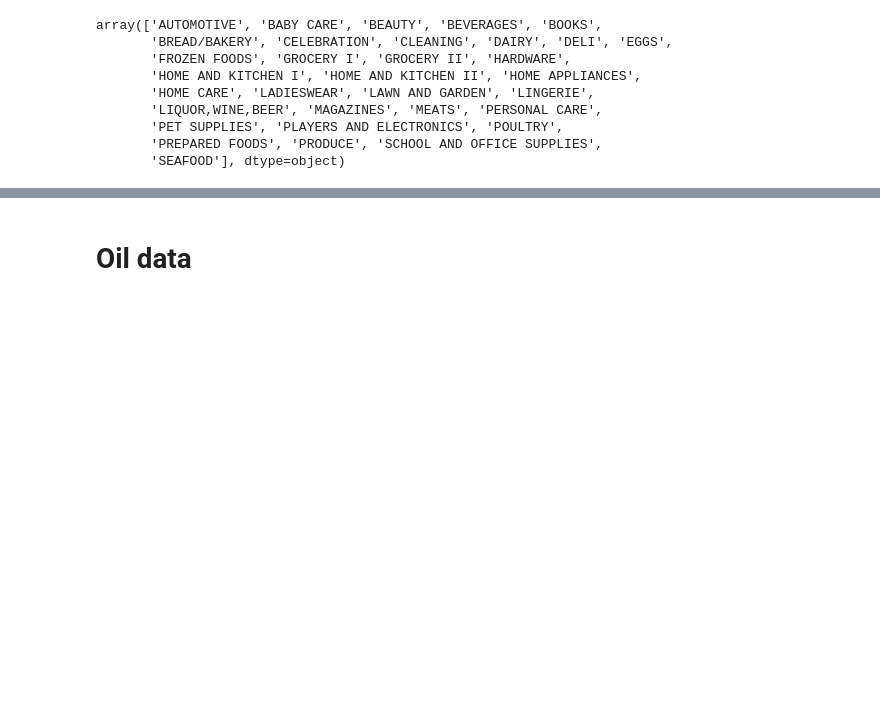
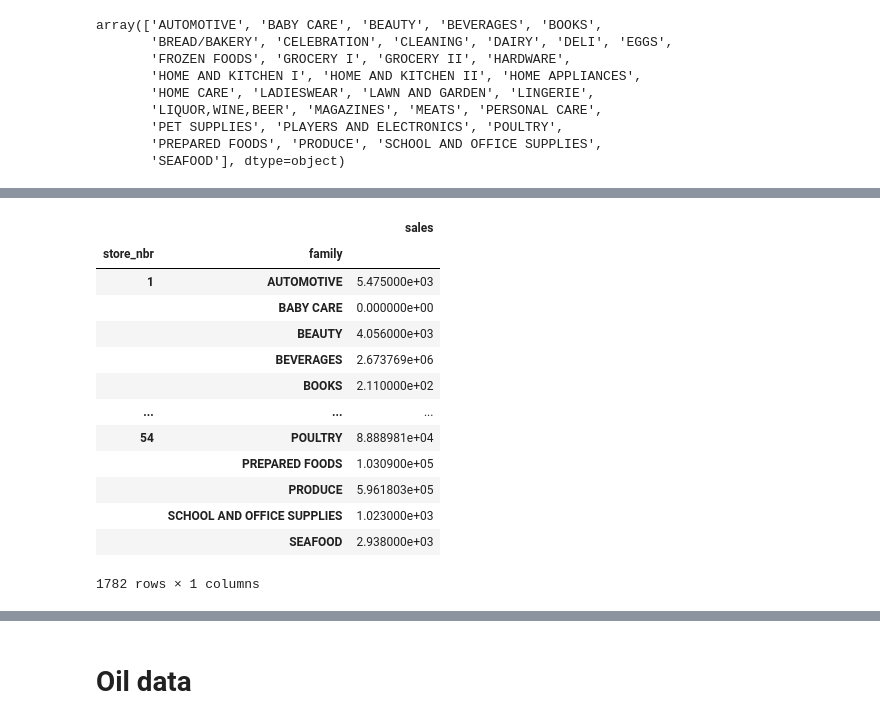
Before and after one commit to didine13/forecasting_for_sales, a Jupyter notebook: notebooks/nhouyvanisvong_dataexplo.ipynb, the cells around one changed output, grey strips where cells are left out. Drawn from its saved outputs; the diff is of its cells as text; code cells hidden in the pictures; blank space fills up the shorter version.

```diff
--- a/notebooks/nhouyvanisvong_dataexplo.ipynb
+++ b/notebooks/nhouyvanisvong_dataexplo.ipynb
@@ -114,0 +164,20 @@ array(['AUTOMOTIVE', 'BABY CARE', 'BEAUTY', 'BEVERAGES', 'BOOKS',
+# %%
+by_family2 = train_data[['store_nbr', 'family', 'sales']].sort_values('sales', ascending=False)\
+                                                        .groupby(['store_nbr', 'family'])\
+                                                        .sum()['sales']
+pd.DataFrame(by_family2)
+# %% [output]
+|  |  | sales |
+| store_nbr | family |  |
+| 1 | AUTOMOTIVE | 5.475000e+03 |
+|  | BABY CARE | 0.000000e+00 |
+|  | BEAUTY | 4.056000e+03 |
+|  | BEVERAGES | 2.673769e+06 |
+|  | BOOKS | 2.110000e+02 |
+| ... | ... | ... |
+| 54 | POULTRY | 8.888981e+04 |
+|  | PREPARED FOODS | 1.030900e+05 |
+|  | PRODUCE | 5.961803e+05 |
+|  | SCHOOL AND OFFICE SUPPLIES | 1.023000e+03 |
+|  | SEAFOOD | 2.938000e+03 |
+1782 rows × 1 columns
```
Also changed, not shown: parts of 57 cells of this notebook.
